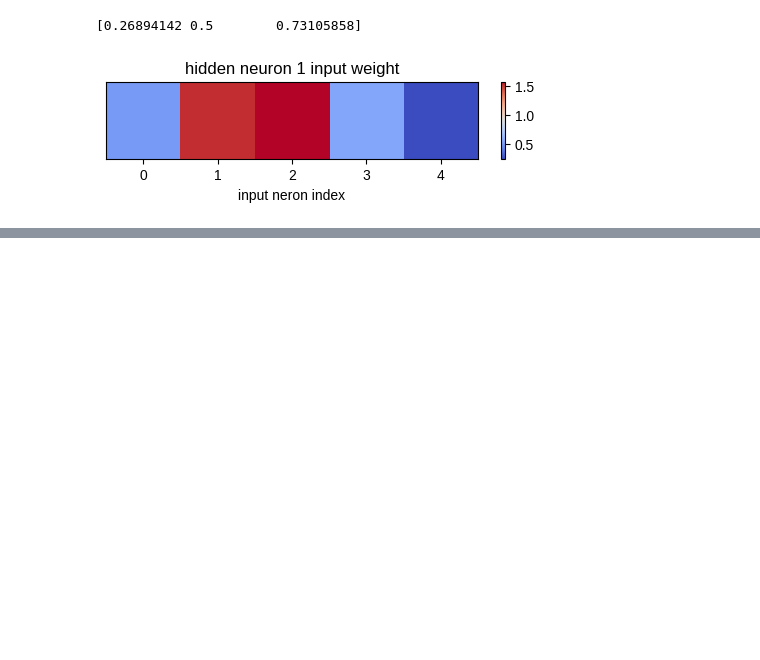
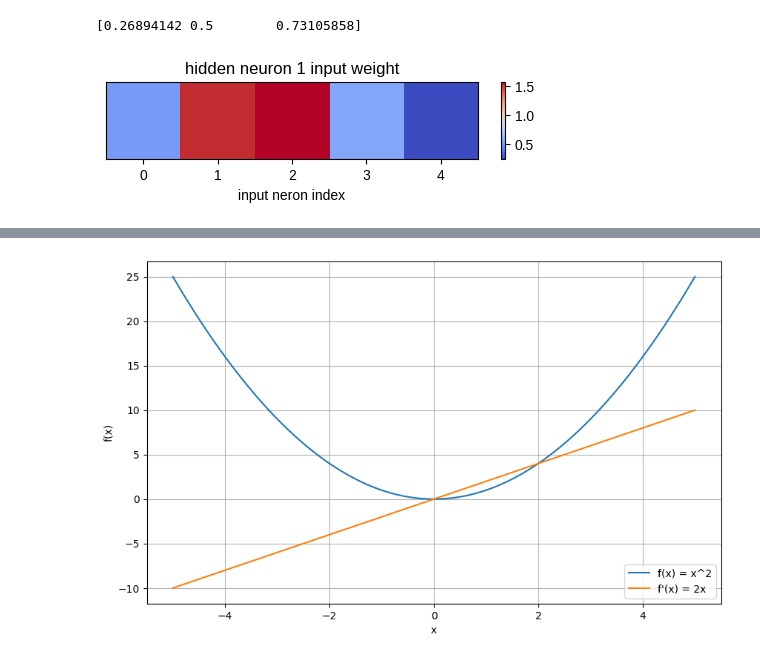
Before and after one commit to MagicSakuraD/IsaacLeetViz, a Jupyter notebook: USD-core-on-Google-Colab.ipynb, the cells around one changed output, grey strips where cells are left out. Saved outputs shown, nothing was run; the diff lists cells and outputs as text; code cells hidden in the pictures; blank space fills up the shorter version.

```diff
--- a/USD-core-on-Google-Colab.ipynb
+++ b/USD-core-on-Google-Colab.ipynb
@@ -249,0 +337,15 @@ plt.show()
+# %%
+#导数不是一个数字，而是一条新的函数
+x = np.linspace(-5, 5, 500)
+
+f = x**2
+df = 2*x
+
+plt.plot(x, f, label="f(x) = x^2")
+plt.plot(x, df, label="f'(x) = 2x")
+plt.xlabel("x")
+plt.ylabel("f(x)")
+plt.legend()
+plt.show()
+# %% [output]
+[figure, added]
```
Also changed, not shown: parts of 10 cells of this notebook.
